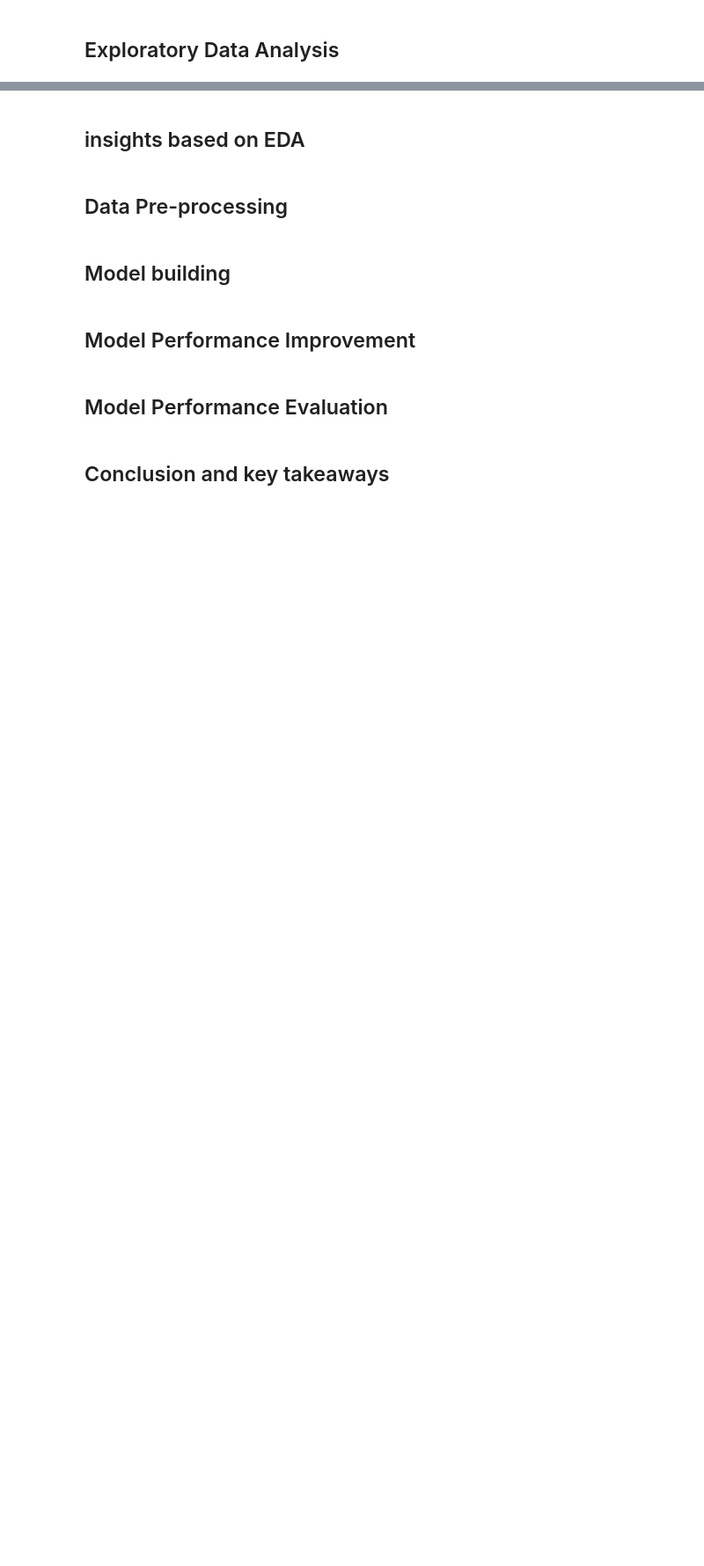
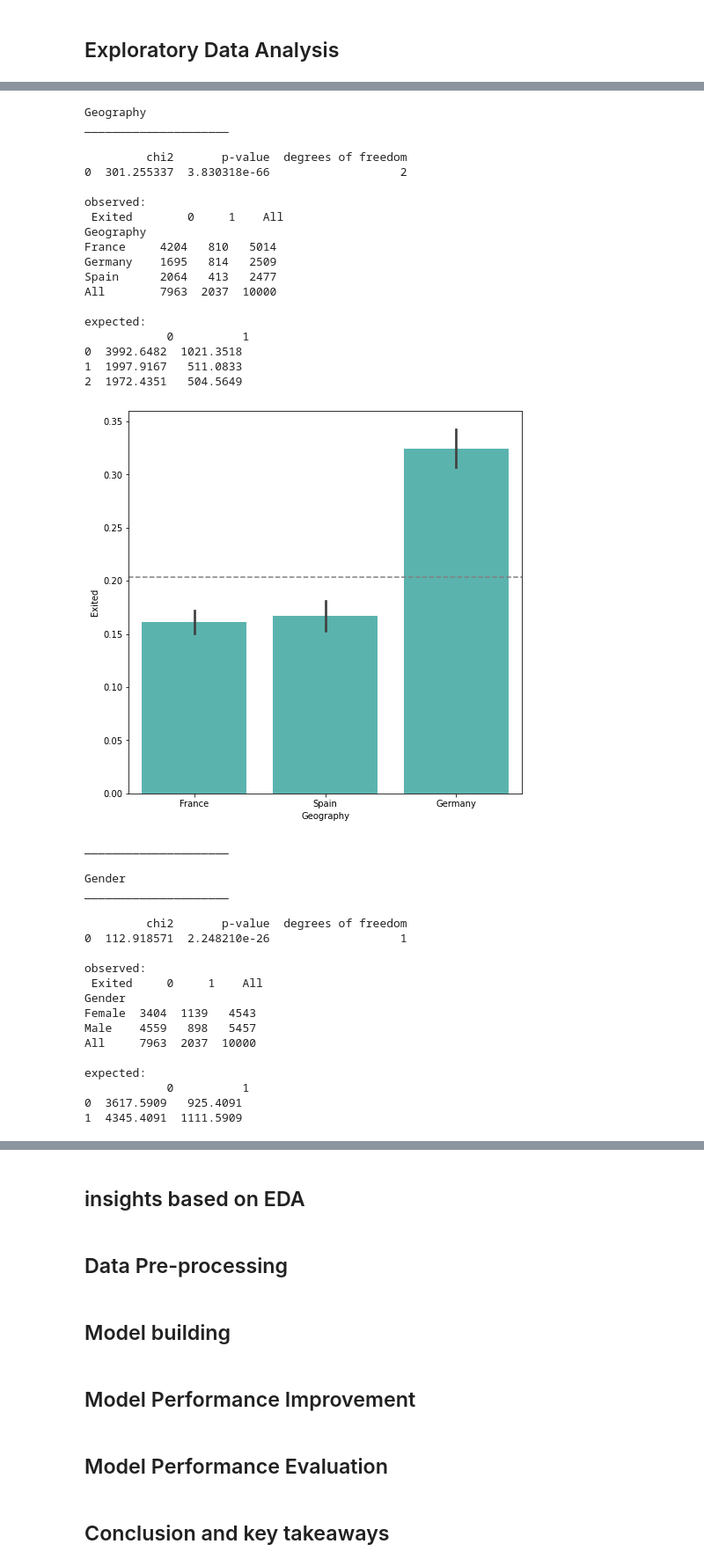
Before and after one commit to cfreeman22/BankChurnPrediction, a Jupyter notebook: BankChurn.ipynb, the cells around one changed output, grey strips where cells are left out. Shown at 88% size. Cells and saved outputs as stored; diff of their text form; code cells hidden in the pictures; blank space fills up the shorter version.

```diff
--- a/BankChurn.ipynb
+++ b/BankChurn.ipynb
@@ -111,0 +189,42 @@ dtype: int64
+# %%
+wrangle.explore_bivariate(data, target, cat_vars2, quant_var)
+# %% [output]
+Geography
+_____________________
+
+         chi2       p-value  degrees of freedom
+0  301.255337  3.830318e-66                   2
+
+observed:
+ Exited        0     1    All
+Geography
+France     4204   810   5014
+Germany    1695   814   2509
+Spain      2064   413   2477
+All        7963  2037  10000
+
+expected:
+            0          1
+0  3992.6482  1021.3518
+1  1997.9167   511.0833
+2  1972.4351   504.5649
+[figure, added]
+_____________________
+
+Gender
+_____________________
+
+         chi2       p-value  degrees of freedom
+0  112.918571  2.248210e-26                   1
+
+observed:
+ Exited     0     1    All
+Gender
+Female  3404  1139   4543
+Male    4559   898   5457
+All     7963  2037  10000
+
+expected:
+            0          1
+0  3617.5909   925.4091
+1  4345.4091  1111.5909
```
Also changed, not shown: parts of 12 cells of this notebook.
